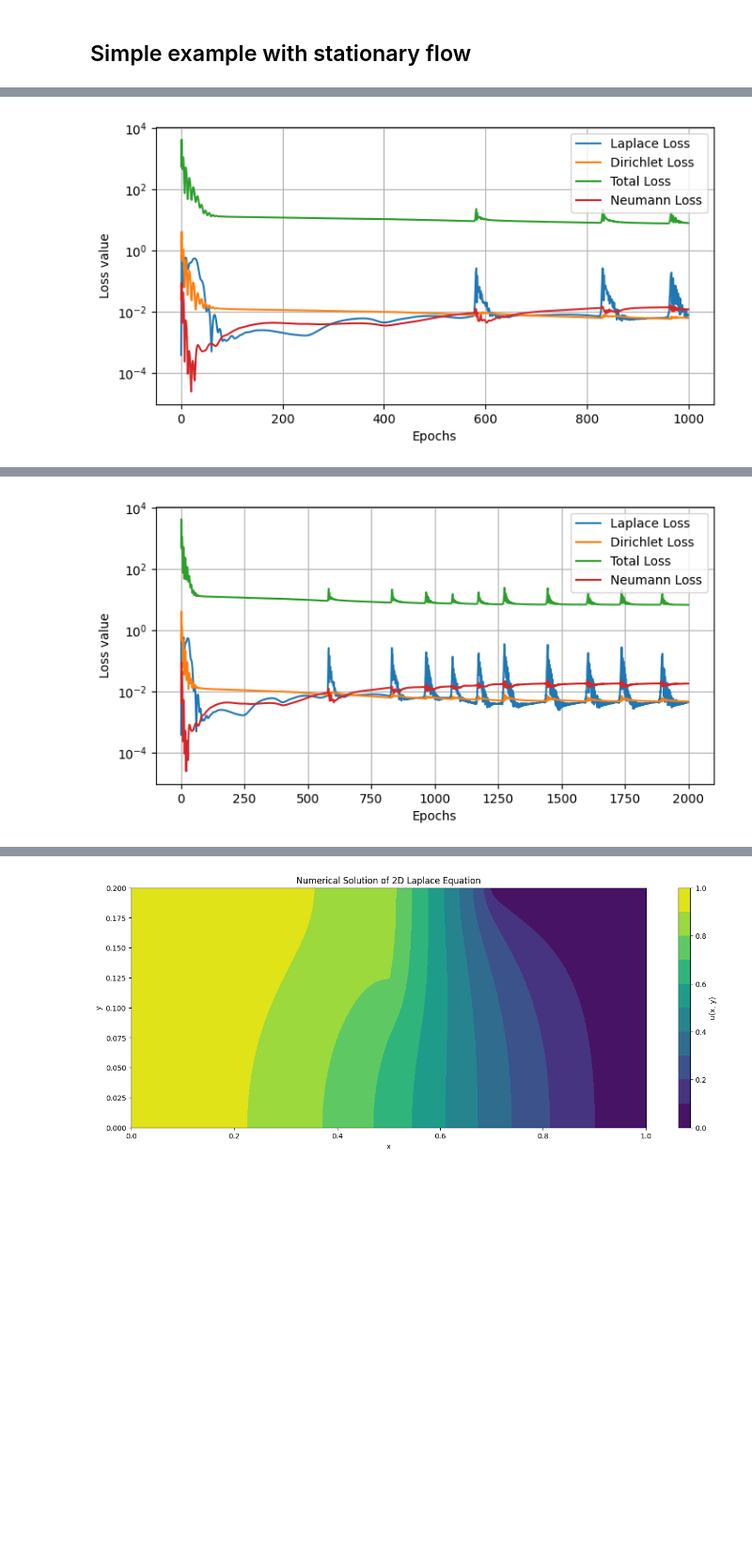
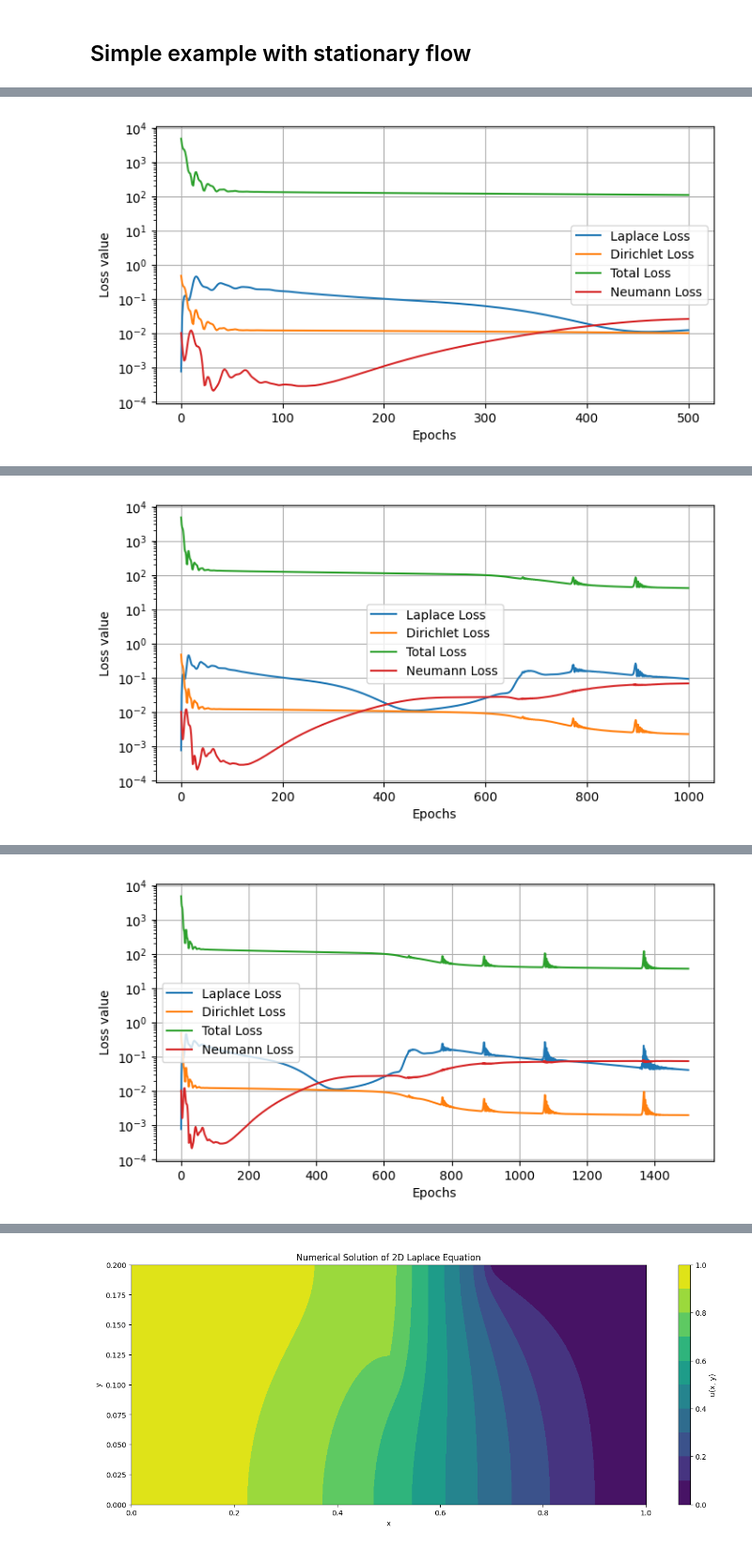
Before and after one commit to jolu2111/Prosjektoppgave, a Jupyter notebook: Laplace_equation.ipynb, the cells around one changed output, grey strips where cells are left out. Shown at 94% size. Saved outputs shown, nothing was run; the diff lists cells and outputs as text; code cells hidden in the pictures; blank space fills up the shorter version.

```diff
--- a/Laplace_equation.ipynb
+++ b/Laplace_equation.ipynb
@@ -536,8 +536,8 @@ epochs_recorded = []
 
 #Defining changeable parameters:
 model=pinn(hidden_size=128, hidden_layers=3) # to be used for evaluating u at boundaries and inside the domain
-optimizer = torch.optim.Adam(model.parameters(), lr=0.01,amsgrad=True) #Using the Adam optimizer
-lambda_laplace, lambda_dirichlet, lambda_neumann = 50,1000,100  #Weights for the losses
+optimizer = torch.optim.Adam(model.parameters(), lr=0.001) #Using the Adam optimizer #amsgrad=True
+lambda_laplace, lambda_dirichlet, lambda_neumann = 50,10000,200  #Weights for the losses
 # scheduler = ReduceLROnPlateau(optimizer, mode='min', factor=0.1, patience=50, verbose=True)
 epochs=2001
 
@@ -582,7 +582,7 @@ for epoch in range(epochs):
     # scheduler.step(loss)
 
     # Logging
-    if epoch % 1000 == 0:
+    if epoch % 500 == 0:
         print(f"Epoch {epoch}, Total Loss: {loss.item():.3E}, Domain Loss: {loss_laplace.item():.3E}, Boundary Loss Dirichlet: {loss_dirichlet.item():.3E}")
         plot_losses(epochs_recorded, laplace_losses, dirichlet_losses, neumann_losses, total_losses)
 # %% [output]
@@ -592 +592 @@ Epoch 1000, Total Loss: 7.739E+00, Domain Loss: 7.721E-03, Boundary Loss Dirichl
-[figure, old version]
+[figure, new version]
@@ -594 +594 @@ Epoch 2000, Total Loss: 6.674E+00, Domain Loss: 4.367E-03, Boundary Loss Dirichl
-[figure, old version]
+[figure, new version]
@@ -594,0 +596 @@ Epoch 2000, Total Loss: 6.674E+00, Domain Loss: 4.367E-03, Boundary Loss Dirichl
+[figure, added]
```
Also changed, not shown: parts of 11 cells of this notebook, 4 other files.
